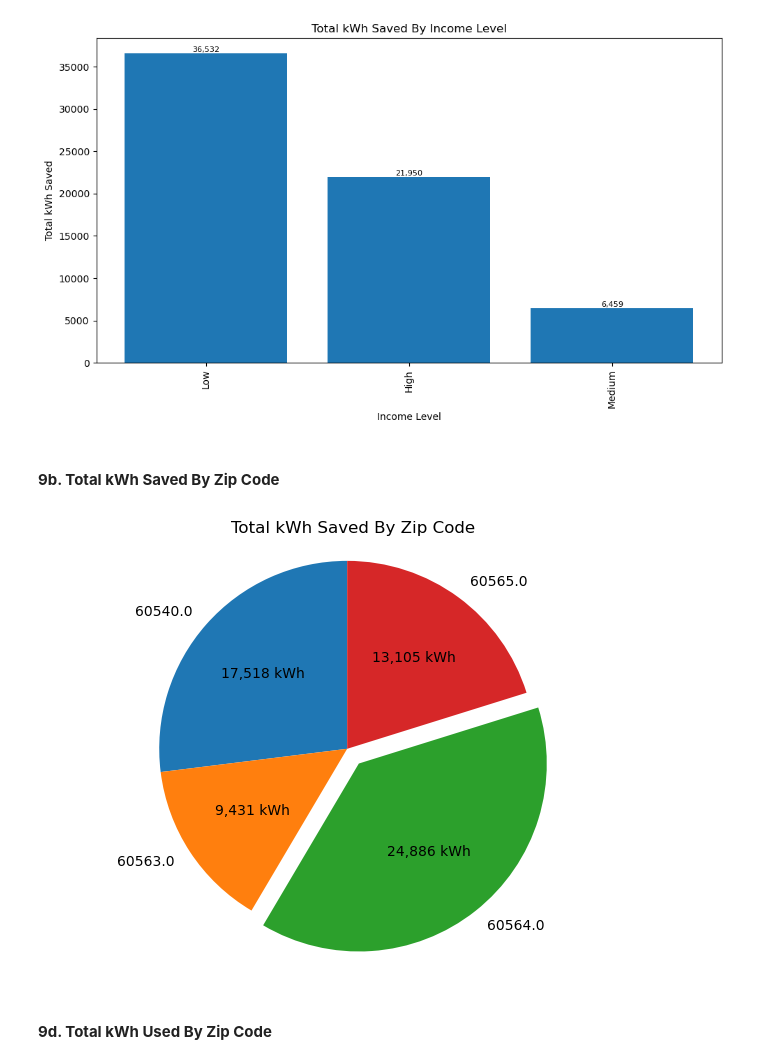
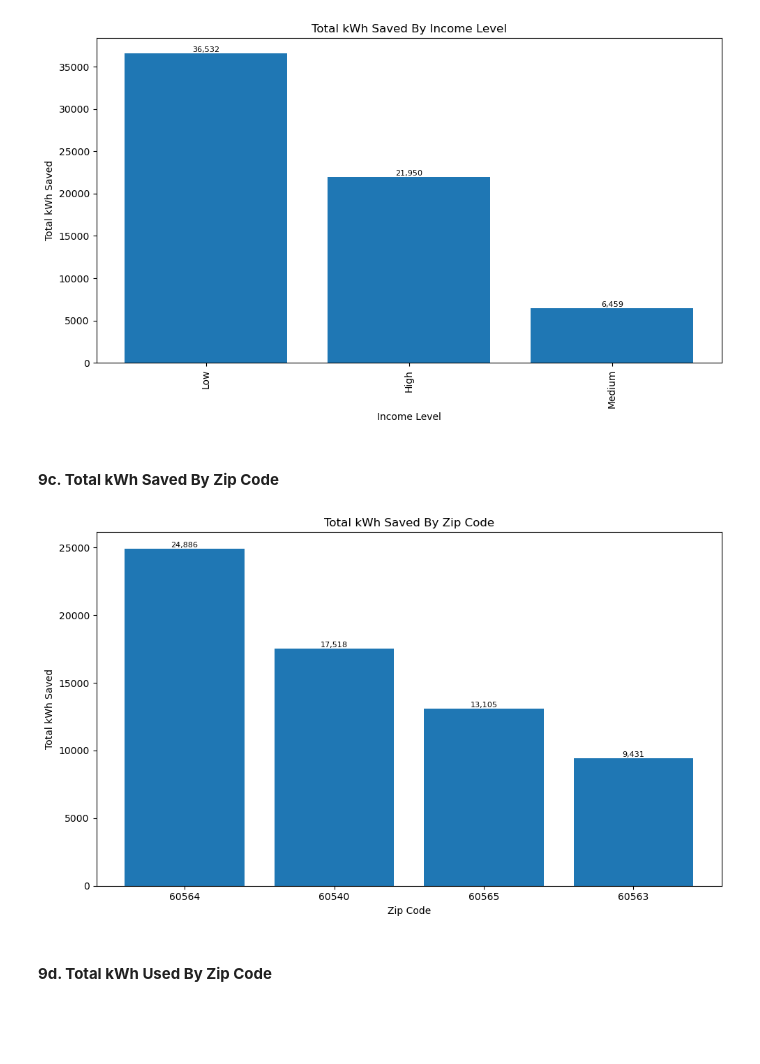
Before and after one commit to jnaomi1/Ecorp-Report, a Jupyter notebook: PythonJupLab/Notebooks/Ecorp analysis Python.ipynb, the cells around one changed output. Cells and saved outputs as stored; diff of their text form; code cells hidden in the pictures; blank space fills up the shorter version.

```diff
--- a/PythonJupLab/Notebooks/Ecorp analysis Python.ipynb
+++ b/PythonJupLab/Notebooks/Ecorp analysis Python.ipynb
@@ -13,7 +13,8 @@ from datetime import date
 # %% [markdown]
 ### **2. Import Raw Data:**
 # %%
-df = pd.read_excel('/Users/jesusislord247/Desktop/ecorp Project Folder/ecorp_customer_info_dataset_USE.xlsx')
+# Keep the dataset in a 'data' folder next to this notebook so anyone can run it
+df = pd.read_excel('data/ecorp_customer_info_dataset_USE.xlsx')
 # %% [markdown]
 ### **3. Sample Data:**
 # %% [markdown]
@@ -347,34 +366,25 @@ plt.show()
 # %% [output]
 [figure]
 # %% [markdown]
-#### **9b. Total kWh Saved By Zip Code**
+#### **9c. Total kWh Saved By Zip Code**
 # %%
-kWhSaved_by_Zip = df.groupby('ZipCode')['Total kWh Saved'].sum().abs()
+kWhSaved_by_Zip = df.groupby('ZipCode')['Total kWh Saved'].sum().sort_values(ascending=False)
 
-# Optional: explode a specific zip code if needed
-explode = [0.1 if label == 60564.0 else 0 for label in kWhSaved_by_Zip.index]
+plt.figure(figsize=(10,6))
+bars = plt.bar(kWhSaved_by_Zip.index.astype(int).astype(str), kWhSaved_by_Zip.values)
 
-# Define a function to show actual values in the pie slices
-def absolute_value(val):
-    total = sum(kWhSaved_by_Zip)
-    absolute = int(round(val/100 * total))
-    return f'{absolute:,} kWh'
+plt.xlabel('Zip Code')
+plt.ylabel('Total kWh Saved')
+plt.title('Total kWh Saved By Zip Code')
 
-# Plot
-plt.pie(
-    kWhSaved_by_Zip,
-    labels=kWhSaved_by_Zip.index,
-    autopct=absolute_value,
-    startangle=90,
-    explode=explode
-)
+for bar in bars:
+    plt.text(bar.get_x() + bar.get_width() / 2, bar.get_height(),
+             f'{bar.get_height():,.0f}', ha='center', va='bottom', fontsize=8)
 
-plt.title('Total kWh Saved By Zip Code')
-plt.axis('equal')  # Equal aspect ratio ensures pie is drawn as a circle.
 plt.tight_layout()
 plt.show()
 # %% [output]
-[figure, old version]
+[figure, new version]
 # %% [markdown]
 #### **9d. Total kWh Used By Zip Code**
 # %%
```
Also changed, not shown: parts of 13 cells of this notebook.
